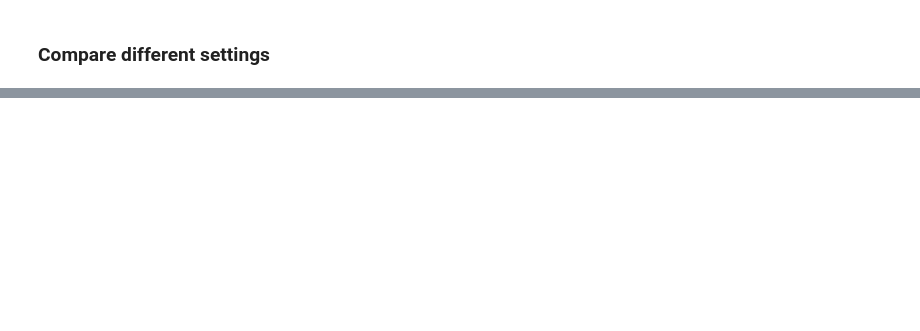
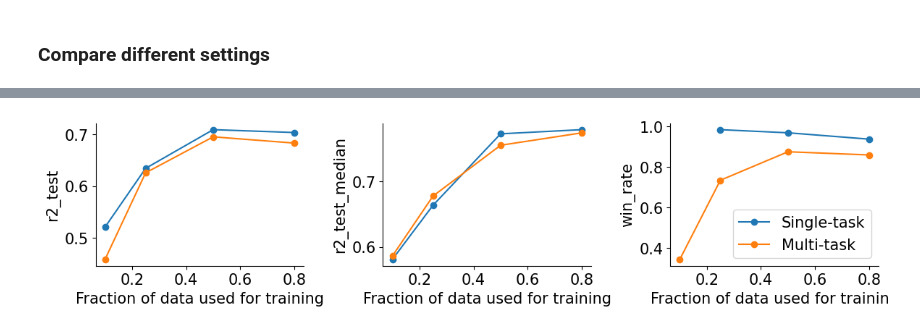
Before and after one commit to csinva/gam-experiments, a Jupyter notebook: notebooks/05_multitask_gam.ipynb, the cells around one changed output, grey strips where cells are left out. Drawn from its saved outputs; the diff is of its cells as text; code cells hidden in the pictures; blank space fills up the shorter version.

```diff
--- a/notebooks/05_multitask_gam.ipynb
+++ b/notebooks/05_multitask_gam.ipynb
@@ -167,17 +178,17 @@ top dsets
 # %% [markdown]
 ### Compare different settings
 # %%
-cols = [
-    'use_multitask', 'use_internal_classifiers', 'interactions', 'n_boosting_rounds', 'use_renormalize_features',
-    'use_onehot_prior', 'use_input_normalization', 'linear_penalty',
-]
-
-groups = d.groupby(cols)
-display(groups.size())
+cols_varied = imodelsx.process_results.get_experiment_keys(
+    d, experiment_filename)
+# d = d[(d.use_internal_classifiers == 0) * (d.use_onehot_prior == 0)]
+cols_varied_d_ = [x for x in cols_varied if not x == 'dataset_name']
+groups = d.groupby(cols_varied_d_)
 
 dset_names = [set(d.loc[g]['dataset_name'].values)
               for g in groups.groups.values()]
 dset_names_shared = list(set.intersection(*dset_names))
+print('Num datasets run in each setting:')
+display(groups.size())
 print(len(dset_names_shared), 'completed shared datasets')
 dc = d[d.dataset_name.isin(dset_names_shared)]
 # %% [output]
@@ -191,23 +207,27 @@ dtype: int64
 # %%
 # compute stats per group
-groups = dc.groupby(cols)
+baseline_group_idx = 0
+groups = dc.groupby(cols_varied_d_)
 group_idxs = list(groups.groups.values())
-baseline_group = dc.loc[group_idxs[0].values].sort_values(by='dataset_name')
+baseline_group = dc.loc[group_idxs[baseline_group_idx].values].sort_values(
+    by='dataset_name')
 stat_cols = defaultdict(list)
 for group in groups.groups.values():
     g = dc.loc[group].sort_values(by='dataset_name')
     stat_cols['win_rate'].append(
-        (g['r2_test'].values >=
+        (g['r2_test'].values >
          baseline_group['r2_test'].values).mean())
     stat_cols['r2_test__>=25_features'] = g[g['n_features']
                                             >= 25]['r2_test'].mean()
     stat_cols['r2_test'].append(g['r2_test'].mean())
+    stat_cols['r2_test_median'].append(g['r2_test'].median())
 stat_cols = pd.DataFrame(stat_cols)
 
 # save with index
 stats = groups['r2_test'].mean().reset_index()
 for col in stat_cols.columns:
     stats[col] = stat_cols[col].values
+stats.loc[baseline_group_idx, 'win_rate'] = np.nan
 
 
 # color last 2 columns by value
@@ -215,7 +235,7 @@ display(
     stats
     .style
     .background_gradient(
-        cmap='viridis', subset=['r2_test', 'r2_test__>=25_features']
+        cmap='viridis', subset=['r2_test', 'r2_test_median', 'win_rate', 'r2_test__>=25_features']
     )
     .format(precision=3)
 )
@@ -221,0 +252,14 @@ display(
+# %%
+plt.figure(figsize=(12, 3))
+for i, met in enumerate(['r2_test', 'r2_test_median', 'win_rate']):
+    plt.subplot(1, 3, i + 1)
+    tab = stats.pivot_table(index=['train_frac'], columns=[
+        'use_multitask'], values=met)
+    plt.plot(tab, 'o-', label=[{0: 'Single-task',
+             1: 'Multi-task'}[x] for x in tab.columns])
+    plt.ylabel(met)
+    plt.xlabel('Fraction of data used for training')
+plt.legend()
+plt.show()
+# %% [output]
+[figure, added]
```
Also changed, not shown: parts of 4 cells of this notebook, 5 other files.
